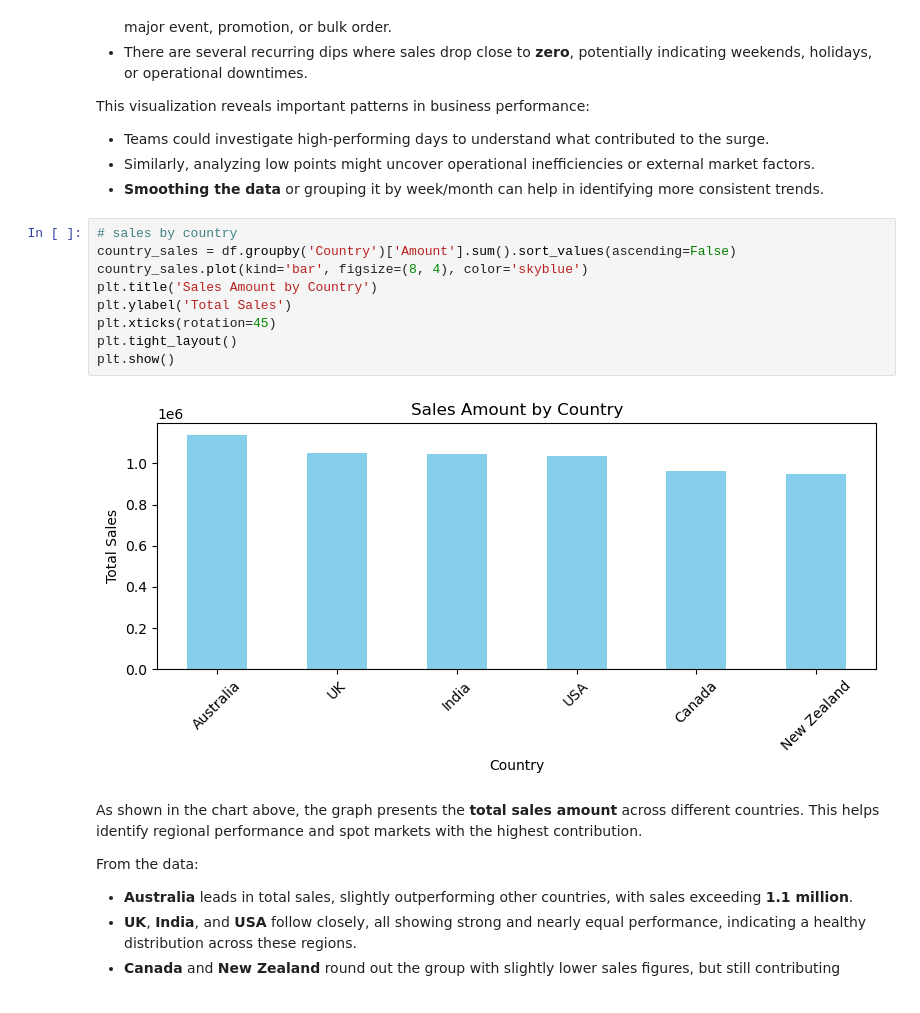
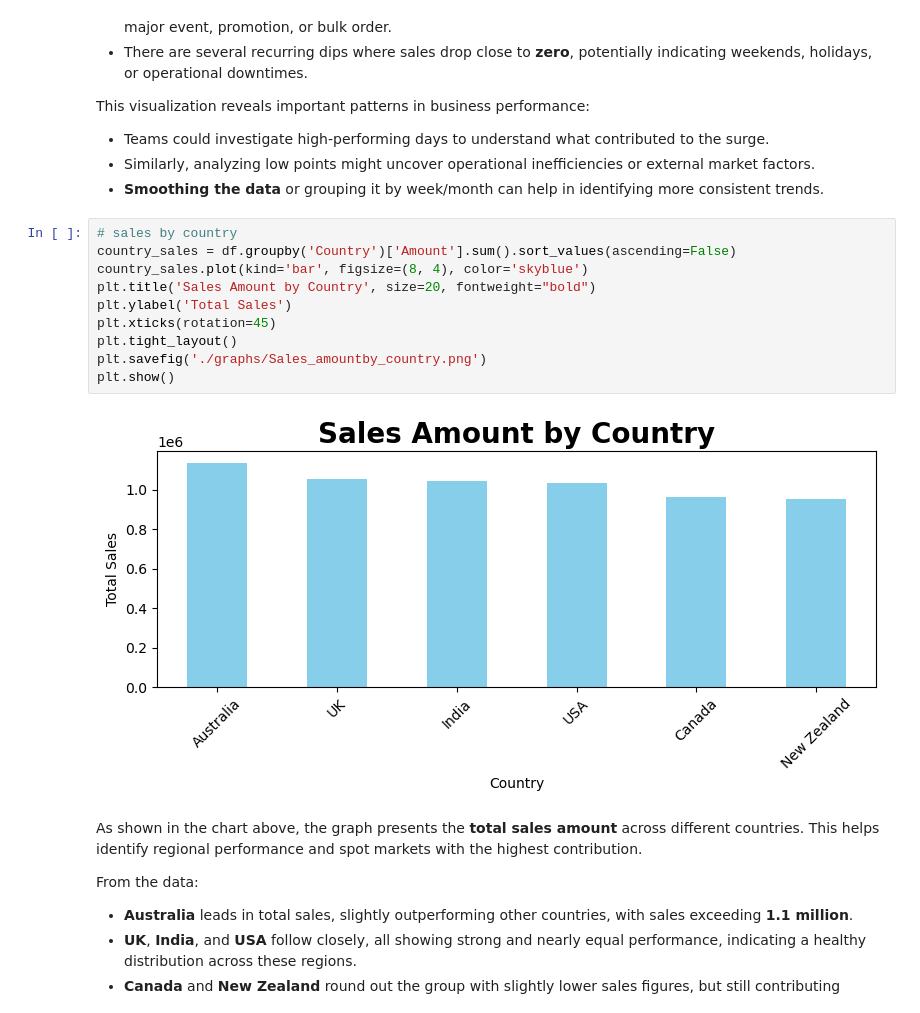
Before and after one commit to abduraaahim/chocolate-sales, a Jupyter notebook: chocolate-sales.ipynb, the cells around one changed output. Cells and saved outputs as stored; diff of their text form.

```diff
--- a/chocolate-sales.ipynb
+++ b/chocolate-sales.ipynb
@@ -97,14 +98,15 @@ This visualization reveals important patterns in business performance:
 # %%
 # sales by country
 country_sales = df.groupby('Country')['Amount'].sum().sort_values(ascending=False)
 country_sales.plot(kind='bar', figsize=(8, 4), color='skyblue')
-plt.title('Sales Amount by Country')
+plt.title('Sales Amount by Country', size=20, fontweight="bold")
 plt.ylabel('Total Sales')
 plt.xticks(rotation=45)
 plt.tight_layout()
+plt.savefig('./graphs/Sales_amountby_country.png')
 plt.show()
 # %% [output]
-[figure, old version]
+[figure, new version]
 # %% [markdown]
 As shown in the chart above, the graph presents the **total sales amount** across different countries. This helps identify regional performance and spot markets with the highest contribution.
 
```
Also changed, not shown: parts of 4 cells of this notebook, 5 other files.
